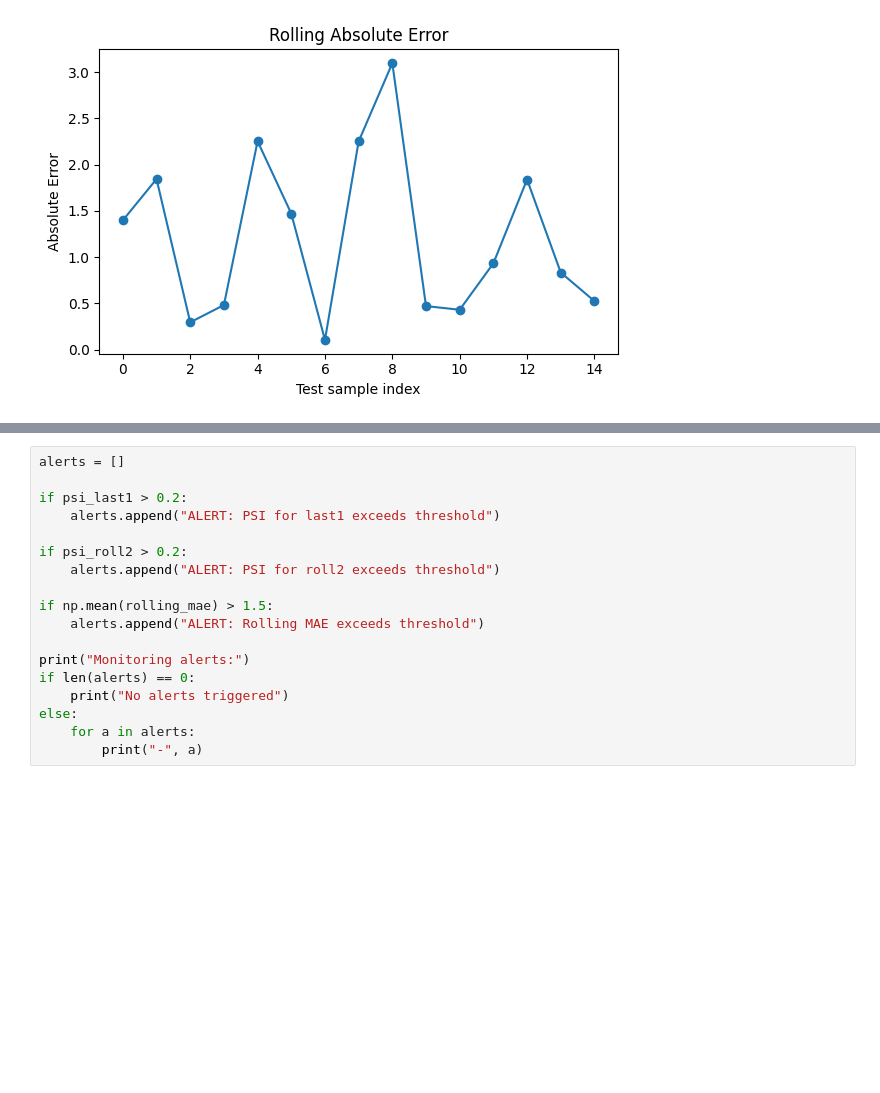
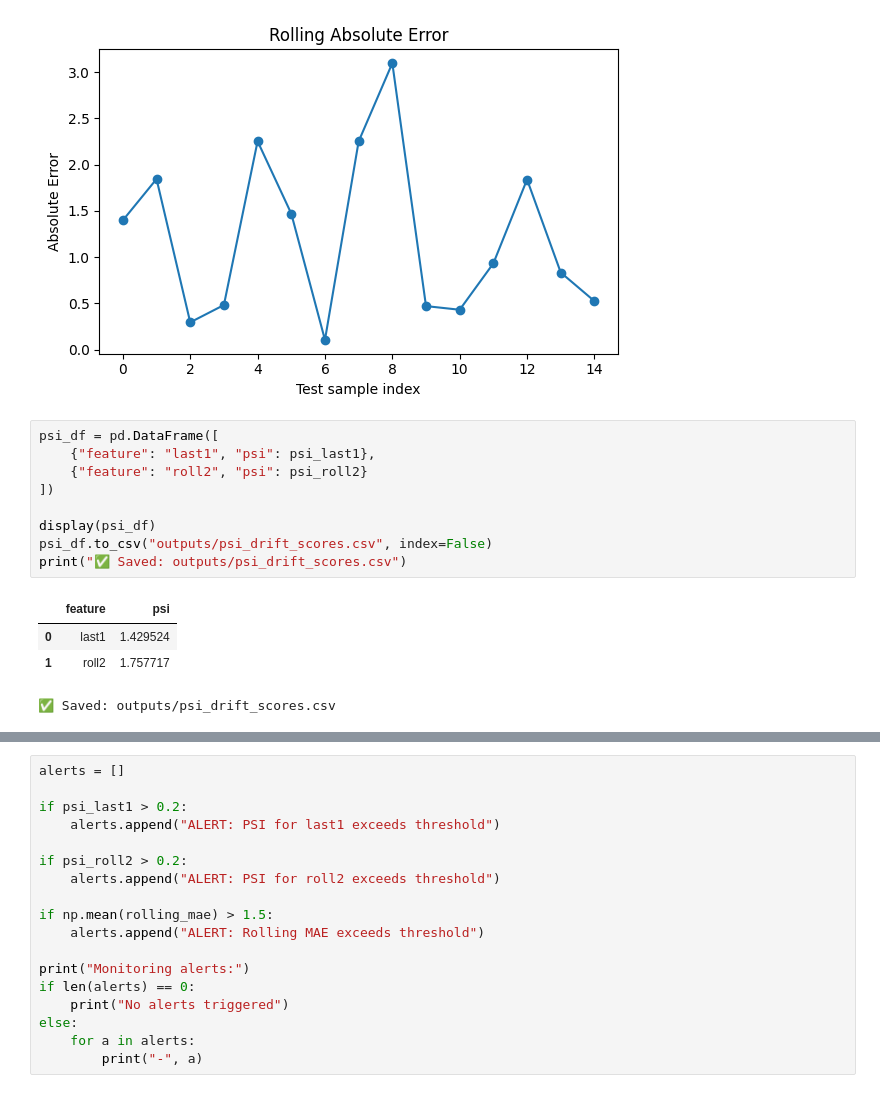
Before and after one commit to Md-Golam-Raiyhan/INSE-6450-Smart-Grocery-Assistant, a Jupyter notebook: robustness_monitoring.ipynb, the cells around one changed output, grey strips where cells are left out. Cells and saved outputs as stored; diff of their text form; blank space fills up the shorter version.

```diff
--- a/robustness_monitoring.ipynb
+++ b/robustness_monitoring.ipynb
@@ -627,3 +627,17 @@ plt.show()
 PSI last1: 1.4295241720589194
 PSI roll2: 1.7577168406324448
 [figure]
+# %%
+psi_df = pd.DataFrame([
+    {"feature": "last1", "psi": psi_last1},
+    {"feature": "roll2", "psi": psi_roll2}
+])
+
+display(psi_df)
+psi_df.to_csv("outputs/psi_drift_scores.csv", index=False)
+print("✅ Saved: outputs/psi_drift_scores.csv")
+# %% [output]
+|  | feature | psi |
+| 0 | last1 | 1.429524 |
+| 1 | roll2 | 1.757717 |
+✅ Saved: outputs/psi_drift_scores.csv
```
Also changed, not shown: parts of 5 cells of this notebook.
